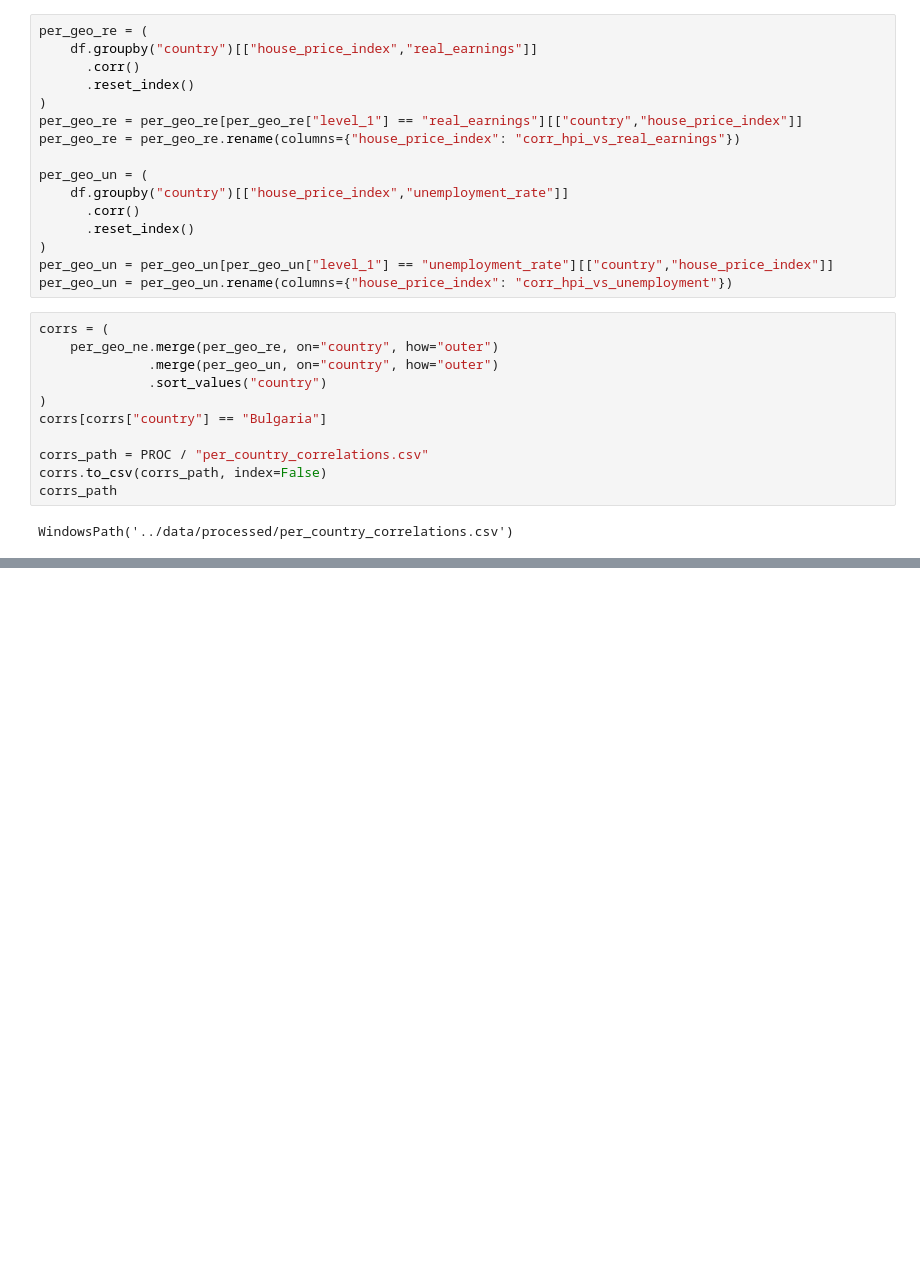
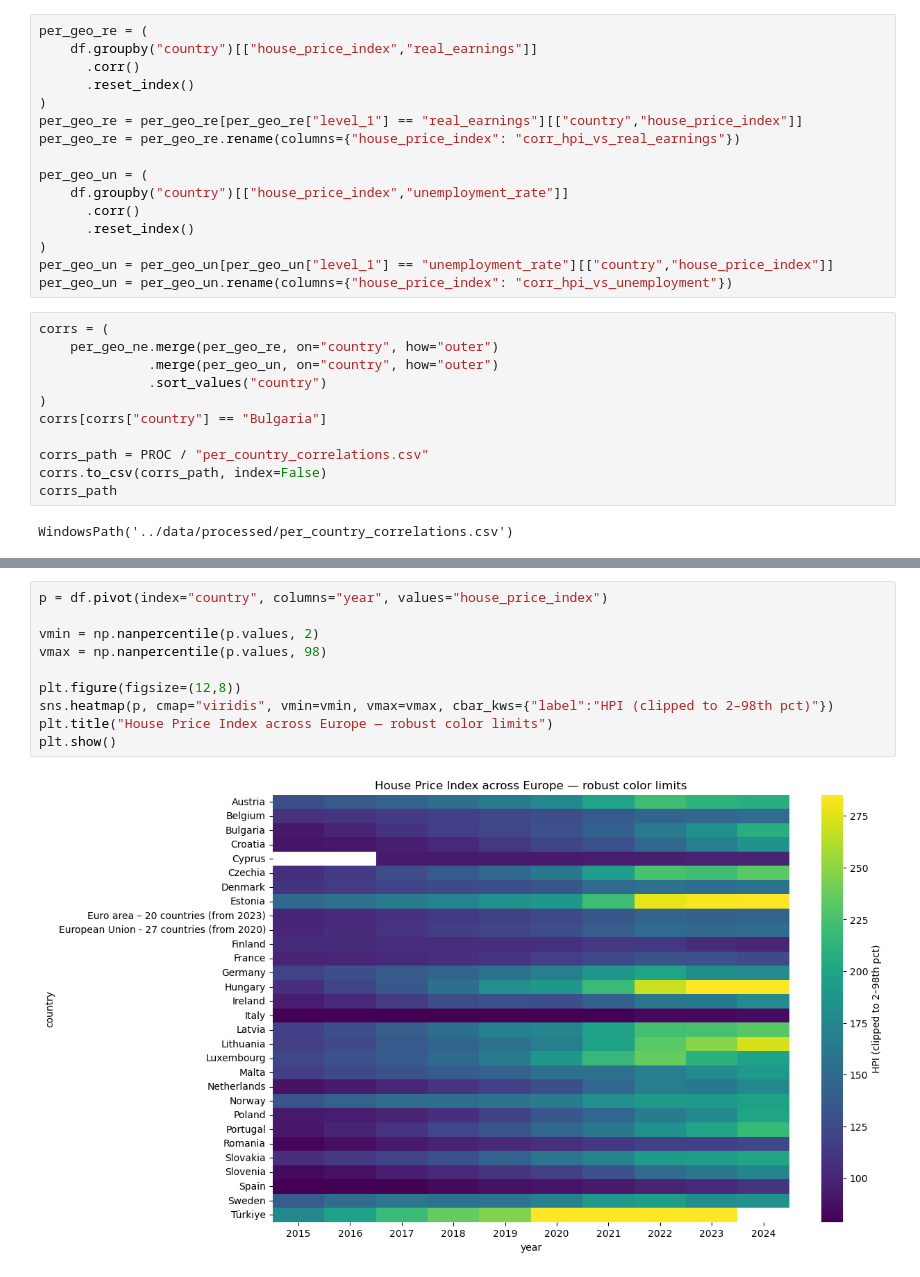
Before and after one commit to YordanBahchevanov/europe-housing-trends, a Jupyter notebook: notebooks/01_exploration.ipynb, the cells around one changed output, grey strips where cells are left out. Drawn from its saved outputs; the diff is of its cells as text; blank space fills up the shorter version.

```diff
--- a/notebooks/01_exploration.ipynb
+++ b/notebooks/01_exploration.ipynb
@@ -404,0 +536,12 @@ WindowsPath('../data/processed/per_country_correlations.csv')
+# %%
+p = df.pivot(index="country", columns="year", values="house_price_index")
+
+vmin = np.nanpercentile(p.values, 2)
+vmax = np.nanpercentile(p.values, 98)
+
+plt.figure(figsize=(12,8))
+sns.heatmap(p, cmap="viridis", vmin=vmin, vmax=vmax, cbar_kws={"label":"HPI (clipped to 2–98th pct)"})
+plt.title("House Price Index across Europe — robust color limits")
+plt.show()
+# %% [output]
+[figure, added]
```
Also changed, not shown: parts of 10 cells of this notebook, 5 other files.
